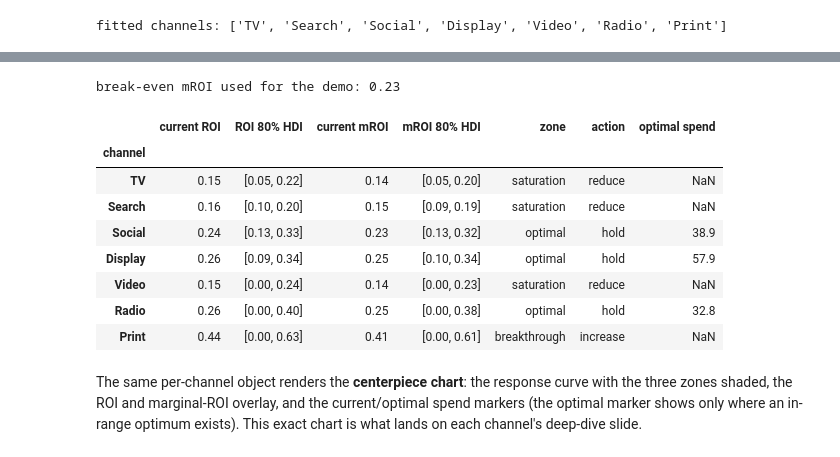
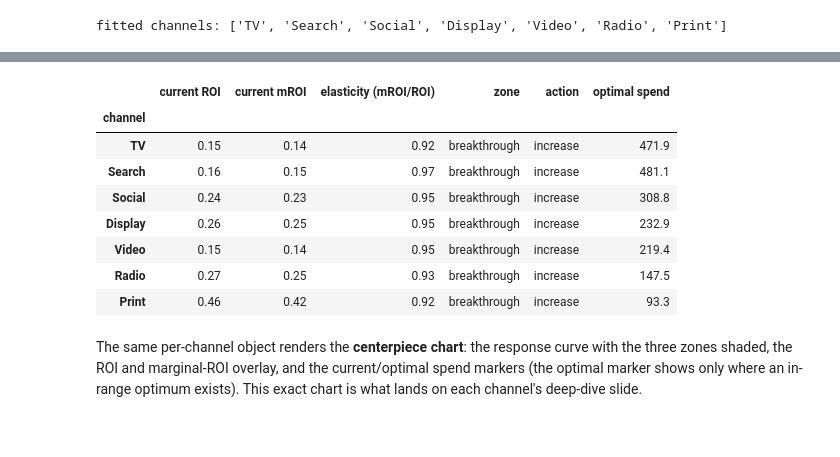
Before and after one commit to redam94/mmm-framework, a Jupyter notebook: nbs/create_pptx_demo.ipynb, the cells around one changed output, grey strips where cells are left out. Cells and saved outputs as stored; diff of their text form; code cells hidden in the pictures.

```diff
--- a/nbs/create_pptx_demo.ipynb
+++ b/nbs/create_pptx_demo.ipynb
@@ -86,41 +90,36 @@ sits entirely below it → "reduce toward the minimum").
 # %%
 from mmm_framework.reporting.helpers import compute_response_zones
 
-# pick a break-even inside the data's mROI range so the zones are illustrative
-probe = compute_response_zones(mmm, break_even=1.0, hdi_prob=0.8)
-break_even = float(np.median([z.current_mroi for z in probe.values()])) or 1.0
-zones = compute_response_zones(mmm, break_even=break_even, hdi_prob=0.8)
+break_even = 1.0   # ROI/mROI reference line (use 1/margin for a revenue KPI); not a zone boundary
+# widen the range so the concave curve reaches saturation and all three zones show
+zones = compute_response_zones(mmm, break_even=break_even, hdi_prob=0.8, spend_multiplier=10)
 
 rows = [{
     "channel": ch,
     "current ROI": round(z.current_roi, 2),
-    "ROI 80% HDI": f"[{z.current_roi_hdi[0]:.2f}, {z.current_roi_hdi[1]:.2f}]",
     "current mROI": round(z.current_mroi, 2),
-    "mROI 80% HDI": f"[{z.current_mroi_hdi[0]:.2f}, {z.current_mroi_hdi[1]:.2f}]",
+    "elasticity (mROI/ROI)": round(z.current_mroi / z.current_roi, 2) if z.current_roi else None,
     "zone": z.current_zone,
     "action": z.recommendation,
     "optimal spend": None if z.optimal_spend is None else round(z.optimal_spend, 1),
 } for ch, z in zones.items()]
 zone_tbl = pd.DataFrame(rows).set_index("channel")
-print(f"break-even mROI used for the demo: {break_even:.2f}")
 display(zone_tbl)
 
-# every channel is classified into exactly one zone with a directional action,
-# and the demo break-even produces more than one zone (not a vacuous check).
+# every channel is classified into exactly one zone with a directional action;
+# across the portfolio the curve-shape logic surfaces more than one zone.
 assert set(zone_tbl["zone"]) <= {"breakthrough", "optimal", "saturation"}
 assert set(zone_tbl["action"]) <= {"increase", "hold", "reduce"}
-assert len(set(zone_tbl["zone"])) >= 2, "expected multiple zones in the demo"
 # %% [output]
-break-even mROI used for the demo: 0.23
-|  | current ROI | ROI 80% HDI | current mROI | mROI 80% HDI | zone | action | optimal spend |
-| channel |  |  |  |  |  |  |  |
-| TV | 0.15 | [0.05, 0.22] | 0.14 | [0.05, 0.20] | saturation | reduce | NaN |
-| Search | 0.16 | [0.10, 0.20] | 0.15 | [0.09, 0.19] | saturation | reduce | NaN |
-| Social | 0.24 | [0.13, 0.33] | 0.23 | [0.13, 0.32] | optimal | hold | 38.9 |
-| Display | 0.26 | [0.09, 0.34] | 0.25 | [0.10, 0.34] | optimal | hold | 57.9 |
-| Video | 0.15 | [0.00, 0.24] | 0.14 | [0.00, 0.23] | saturation | reduce | NaN |
-| Radio | 0.26 | [0.00, 0.40] | 0.25 | [0.00, 0.38] | optimal | hold | 32.8 |
-| Print | 0.44 | [0.00, 0.63] | 0.41 | [0.00, 0.61] | breakthrough | increase | NaN |
+|  | current ROI | current mROI | elasticity (mROI/ROI) | zone | action | optimal spend |
+| channel |  |  |  |  |  |  |
+| TV | 0.15 | 0.14 | 0.92 | breakthrough | increase | 471.9 |
+| Search | 0.16 | 0.15 | 0.97 | breakthrough | increase | 481.1 |
+| Social | 0.24 | 0.23 | 0.95 | breakthrough | increase | 308.8 |
+| Display | 0.26 | 0.25 | 0.95 | breakthrough | increase | 232.9 |
+| Video | 0.15 | 0.14 | 0.95 | breakthrough | increase | 219.4 |
+| Radio | 0.27 | 0.25 | 0.93 | breakthrough | increase | 147.5 |
+| Print | 0.46 | 0.42 | 0.92 | breakthrough | increase | 93.3 |
 # %% [markdown]
 The same per-channel object renders the **centerpiece chart**: the response curve
 with the three zones shaded, the ROI and marginal-ROI overlay, and the
```
Also changed, not shown: parts of 8 cells of this notebook, 10 other files.
